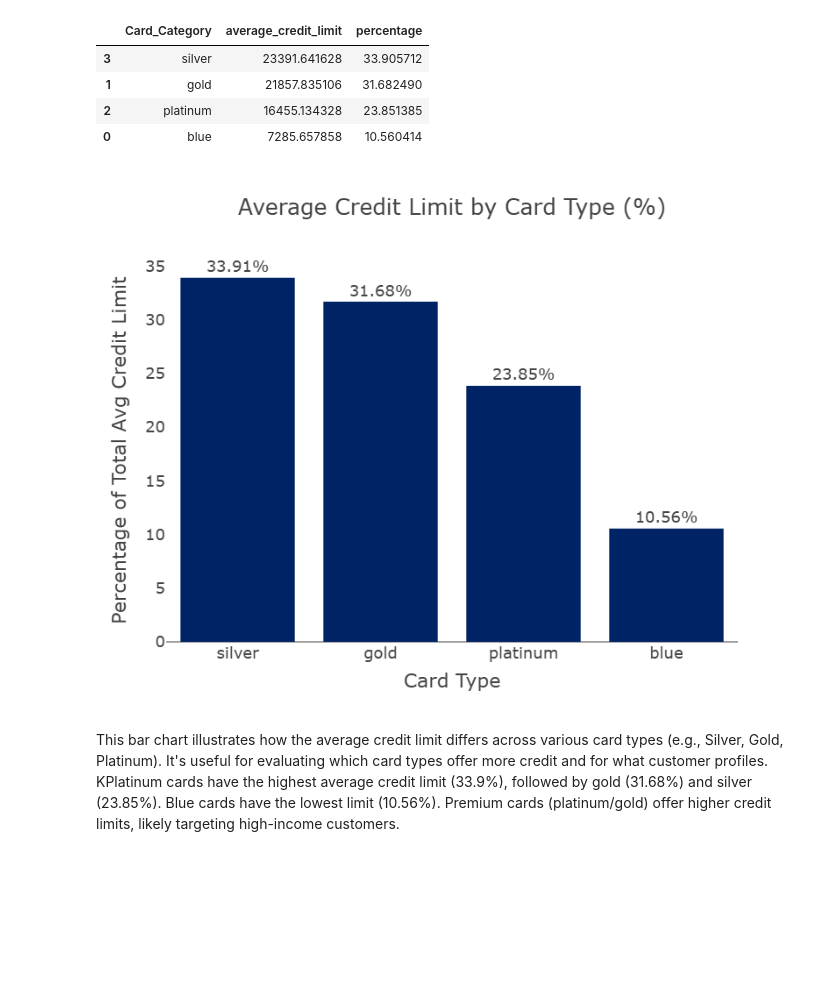
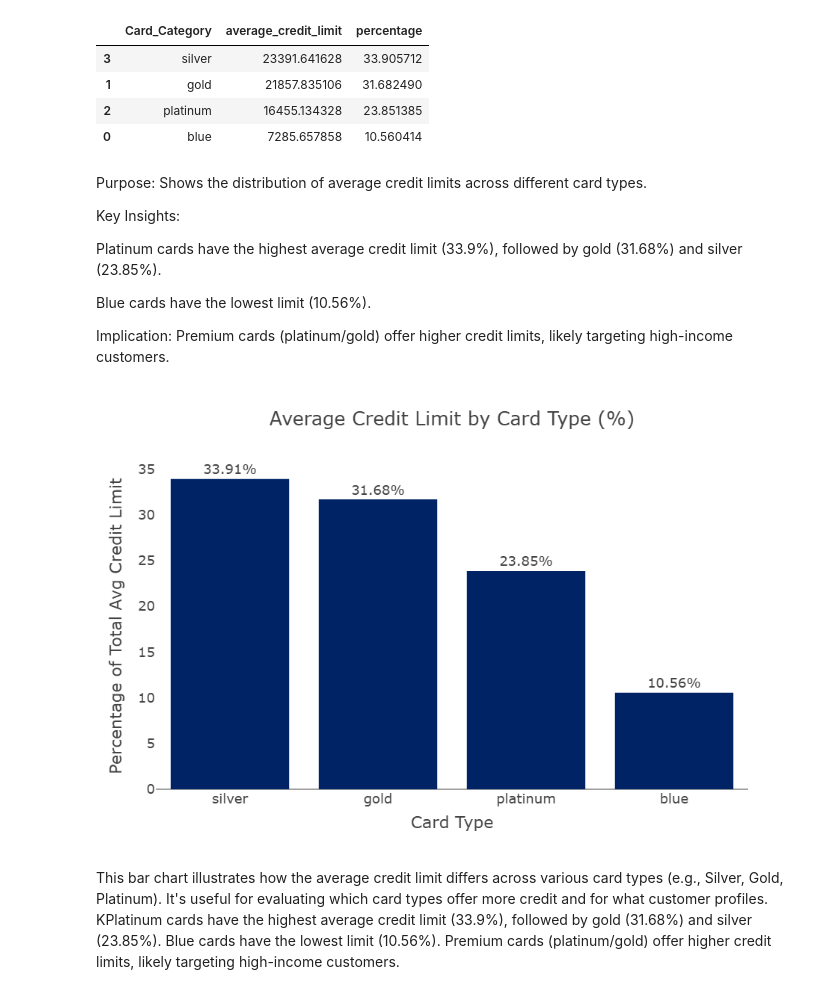
Before and after one commit to NadiaHirwa/Credit-Card-Financial, a Jupyter notebook: notebooks/Data_Analysis.ipynb, the cells around one changed output. Cells and saved outputs as stored; diff of their text form; code cells hidden in the pictures; blank space fills up the shorter version.

```diff
--- a/notebooks/Data_Analysis.ipynb
+++ b/notebooks/Data_Analysis.ipynb
@@ -426,17 +584,17 @@ avg_credit_by_card
 | 1 | gold | 21857.835106 | 31.682490 |
 | 2 | platinum | 16455.134328 | 23.851385 |
 | 0 | blue | 7285.657858 | 10.560414 |
+# %% [markdown]
+Purpose: Shows the distribution of average credit limits across different card types.
+
+Key Insights:
+
+Platinum cards have the highest average credit limit (33.9%), followed by gold (31.68%) and silver (23.85%).
+
+Blue cards have the lowest limit (10.56%).
+
+Implication: Premium cards (platinum/gold) offer higher credit limits, likely targeting high-income customers.
 # %%
-Purpose: Shows the distribution of average credit limits across different card types.
-
-Key Insights:
-
-Platinum cards have the highest average credit limit (33.9%), followed by gold (31.68%) and silver (23.85%).
-
-Blue cards have the lowest limit (10.56%).
-
-Implication: Premium cards (platinum/gold) offer higher credit limits, likely targeting high-income customers.
-
 fig = px.bar(
     avg_credit_by_card,
     x='Card_Category',
@@ -444,34 +602,34 @@ fig = px.bar(
     title='Average Credit Limit by Card Type (%)',
     color_discrete_sequence=['#002366'],
     text='percentage',
     height=600,
     width=1000
 )
 
 fig.update_layout(
     template="presentation",
     xaxis_title="Card Type",
     yaxis_title="Percentage of Total Avg Credit Limit",
     legend_title_text=None,
     paper_bgcolor="rgba(0, 0, 0, 0)",
     plot_bgcolor="rgba(0, 0, 0, 0)",
     xaxis=dict(showgrid=False),
     yaxis=dict(showgrid=False)
 )
 
 fig.update_traces(
     texttemplate="%{text:.2f}%",
     textposition="outside",
     marker_line_width=0
 )
 
 fig.write_image(os.path.join(results_dir, 'Avg_Credit_Limit_by_Card_Type.jpg'))
 fig.write_image(os.path.join(results_dir, 'Avg_Credit_Limit_by_Card_Type.png'))
 fig.write_html(os.path.join(results_dir, 'Avg_Credit_Limit_by_Card_Type.html'))
 
 fig.show()
 # %% [output]
-[figure, old version]
+[figure, new version]
 # %% [markdown]
 This bar chart illustrates how the average credit limit differs across various card types (e.g., Silver, Gold, Platinum). It's useful for evaluating which card types offer more credit and for what customer profiles.
 KPlatinum cards have the highest average credit limit (33.9%), followed by gold (31.68%) and silver (23.85%).
```
Also changed, not shown: parts of 28 cells of this notebook, 17 other files.
